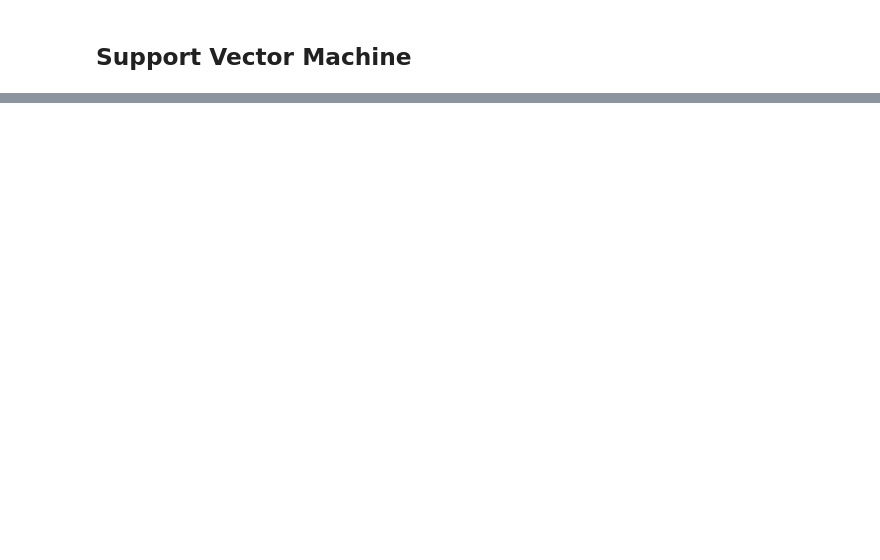
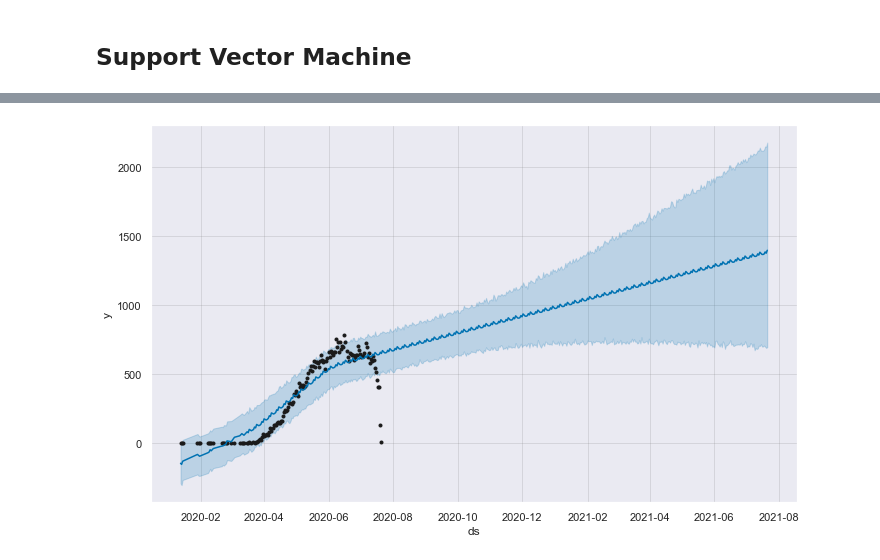
Before and after one commit to epg3/COVID_19_MX, a Jupyter notebook: Model.ipynb, the cells around one changed output, grey strips where cells are left out. Drawn from its saved outputs; the diff is of its cells as text; code cells hidden in the pictures; blank space fills up the shorter version.

```diff
--- a/Model.ipynb
+++ b/Model.ipynb
@@ -368,0 +449,2 @@ NameError: name 'SVM_jaccard' is not defined
+# %%
+df_general_death = df_general[ df_general['DEF'] == 1]
@@ -368,0 +467,4 @@ NameError: name 'SVM_jaccard' is not defined
+# %%
+df_ts_death = df_general_death.FECHA_DEF.value_counts().to_frame()
+df_ts_death = df_ts_death.reset_index()
+df_ts_death.rename(columns={df_ts_death.columns[0]: 'ds', 'FECHA_DEF': 'y' }, inplace = True)
@@ -368,0 +487,3 @@ NameError: name 'SVM_jaccard' is not defined
+# %%
+prophet_death = Prophet()
+prophet_death.fit(df_ts_death)
@@ -368,0 +504,3 @@ NameError: name 'SVM_jaccard' is not defined
+# %%
+forecast = prophet_death.predict(future)
+forecast[['ds', 'yhat', 'yhat_lower', 'yhat_upper']].tail()
@@ -368,0 +514,4 @@ NameError: name 'SVM_jaccard' is not defined
+# %%
+fig1 = prophet_death.plot(forecast)
+# %% [output]
+[figure, added]
```
Also changed, not shown: parts of 43 cells of this notebook, 1 other file.
